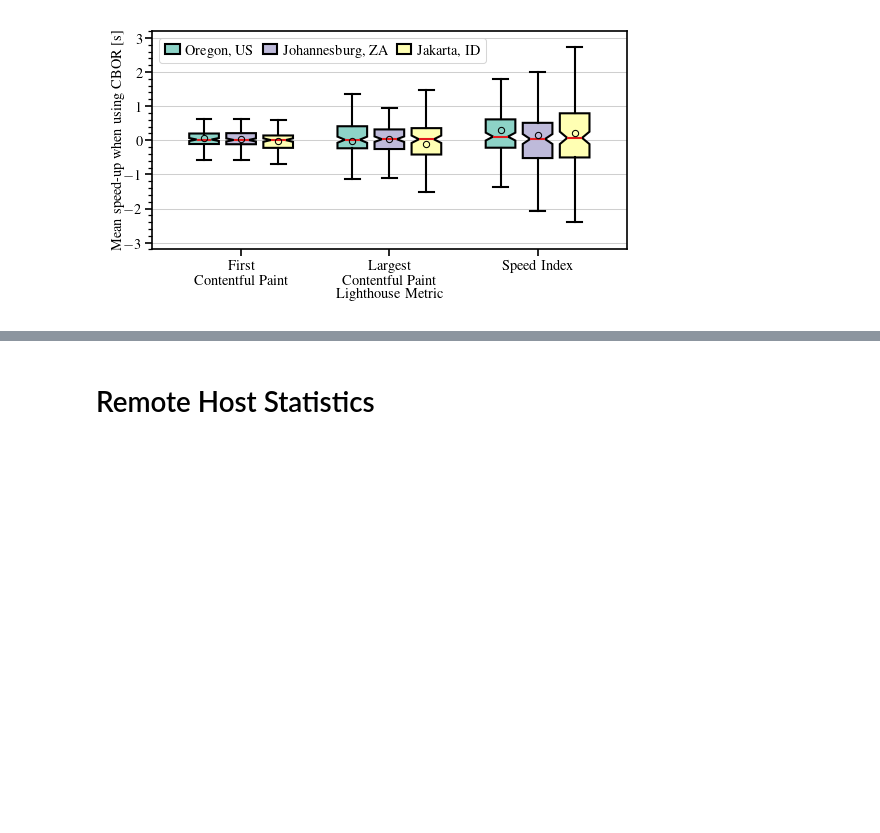
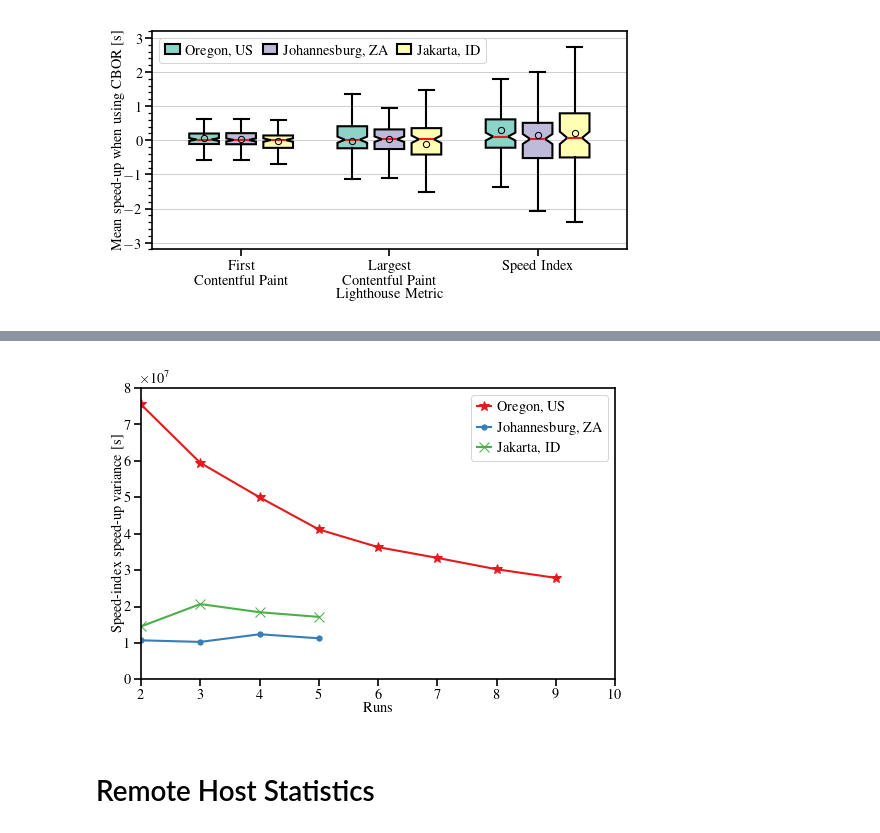
Before and after one commit to miri64/artifacts-tnsm26-cbor-dns-eval, a Jupyter notebook: 06_1evaluation.ipynb, the cells around one changed output, grey strips where cells are left out. Drawn from its saved outputs; the diff is of its cells as text; code cells hidden in the pictures; blank space fills up the shorter version.

```diff
--- a/06_1evaluation.ipynb
+++ b/06_1evaluation.ipynb
@@ -343,3 +345,87 @@ LCP measures paint time of largest images, videos, and textblocks, so only small
+# %%
+matplotlib.style.use(pathlib.Path.cwd() / "mlenders_column_ieeetran.mplstyle")
+matplotlib.rcParams["figure.figsize"] = (
+    matplotlib.rcParams["figure.figsize"][0] * 1.0,
+    matplotlib.rcParams["figure.figsize"][1] * 8 / 8,
+)
+LOCATIONS = {
+    "us-west": "Oregon, US",
+    "indonesia": "Jakarta, ID",
+    "africa-south": "Johannesburg, ZA",
+}
+LOCATIONS_SORTED = [
+    "us-west",
+    "africa-south",
+    "indonesia",
+]
+METRICS = [
+    "first_contentful_paint",
+    "largest_contentful_paint",
+    "speed_index",
+    "total_blocking_time",
+    "cumulative_layout_shift",
+    "rtt",
+]
+
+fig = matplotlib.pyplot.figure(
+    figsize=matplotlib.rcParams["figure.figsize"],
+    dpi=150,
+)
+ax = matplotlib.pyplot.gca()
+ax.set_prop_cycle(color=matplotlib.colormaps["Set1"].colors[:3], marker=["*", ".", "x"])
+
+for location in LOCATIONS_SORTED:
+    times = df.filter(~polars.col("packed") & (polars.col("extra") == location)).select(
+        ["compress", "domain", "run"] + METRICS
+    ).pivot(
+        "compress",
+        index=["domain", "run"],
+        values=METRICS,
+    ).with_columns(
+        **{
+            # ~compressed - compressed
+            k: polars.col(f"{k}_false") - polars.col(f"{k}_true")
+            for k in METRICS
+        }
+    ).filter(
+        polars.col("first_contentful_paint").is_not_null()
+        & polars.col("largest_contentful_paint").is_not_null()
+        & polars.col("speed_index").is_not_null()
+        & polars.col("total_blocking_time").is_not_null()
+        & polars.col("cumulative_layout_shift").is_not_null()
+        & polars.col("rtt").is_not_null()
+    ).select(["domain", "run"] + METRICS)
+
+    variances = None
+    for run in range(2, times["run"].max() + 1):
+        variance = times.filter(
+            (polars.col("run") <= run)
+        ).var().with_columns(
+            runs=polars.lit(run)
+        ).select(["runs"] + METRICS)
+
+        if variances is None:
+            variances = variance
+        else:
+            variances = polars.concat(
+                [variances, variance],
+            )
+    ax.plot(
+        variances["runs"],
+        variances["speed_index"],
+        label=LOCATIONS[location],
+        markersize=5,
+    )
+ax.set_xlabel("Runs")
+ax.set_xlim(2, 10)
+ax.set_xticks(numpy.arange(2, 11))
+ax.set_ylabel("Speed-index speed-up variance [s]")
+ax.set_ylim(0, 8e7)
+ax.set_yticks(numpy.arange(0, 9e7, 1e7))
+ax.legend()
+matplotlib.pyplot.show()
+# %% [output]
+[figure, added]
 # %% [markdown]
 # Remote Host Statistics
 # %%
```
Also changed, not shown: parts of 3 cells of this notebook, 2 other files.
